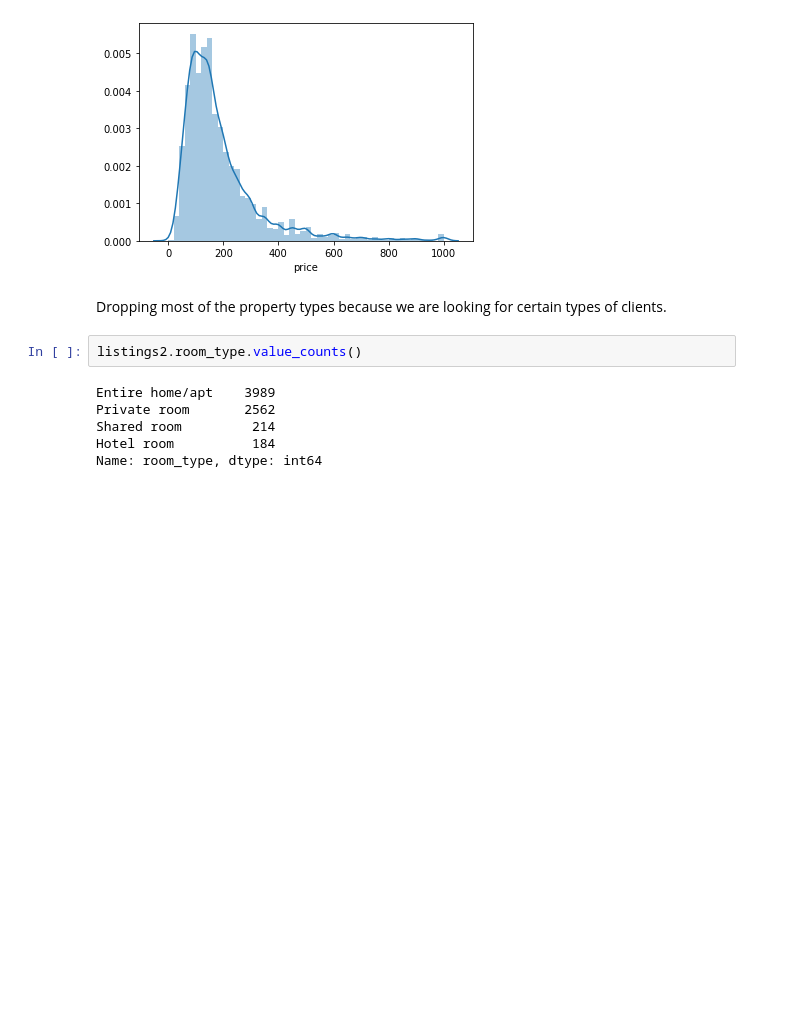
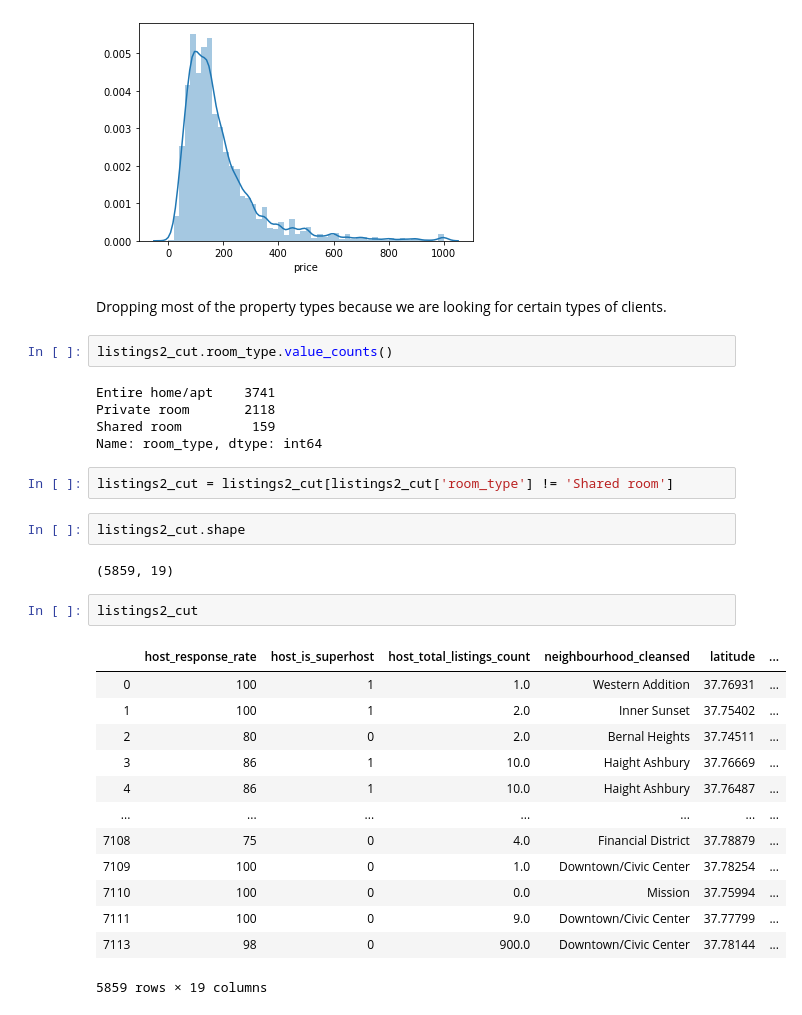
Before and after one commit to CaryMosley/Mod2Project, a Jupyter notebook: project_active.ipynb, the cells around one changed output. Saved outputs shown, nothing was run; the diff lists cells and outputs as text; blank space fills up the shorter version.

```diff
--- a/project_active.ipynb
+++ b/project_active.ipynb
@@ -285,10 +285,31 @@ sns.distplot(listings2_cut.price)
 # %% [markdown]
 Dropping most of the property types because we are looking for certain types of clients.
 # %%
-listings2.room_type.value_counts()
+listings2_cut.room_type.value_counts()
 # %% [output]
-Entire home/apt    3989
-Private room       2562
-Shared room         214
-Hotel room          184
+Entire home/apt    3741
+Private room       2118
+Shared room         159
 Name: room_type, dtype: int64
+# %%
+listings2_cut = listings2_cut[listings2_cut['room_type'] != 'Shared room']
+# %%
+listings2_cut.shape
+# %% [output]
+(5859, 19)
+# %%
+listings2_cut
+# %% [output]
+|  | host_response_rate | host_is_superhost | host_total_listings_count | neighbourhood_cleansed | latitude | ... |
+| 0 | 100 | 1 | 1.0 | Western Addition | 37.76931 | ... |
+| 1 | 100 | 1 | 2.0 | Inner Sunset | 37.75402 | ... |
+| 2 | 80 | 0 | 2.0 | Bernal Heights | 37.74511 | ... |
+| 3 | 86 | 1 | 10.0 | Haight Ashbury | 37.76669 | ... |
+| 4 | 86 | 1 | 10.0 | Haight Ashbury | 37.76487 | ... |
+| ... | ... | ... | ... | ... | ... | ... |
+| 7108 | 75 | 0 | 4.0 | Financial District | 37.78879 | ... |
+| 7109 | 100 | 0 | 1.0 | Downtown/Civic Center | 37.78254 | ... |
+| 7110 | 100 | 0 | 0.0 | Mission | 37.75994 | ... |
+| 7111 | 100 | 0 | 9.0 | Downtown/Civic Center | 37.77799 | ... |
+| 7113 | 98 | 0 | 900.0 | Downtown/Civic Center | 37.78144 | ... |
+5859 rows × 19 columns
```
Also changed, not shown: parts of 19 cells of this notebook.
